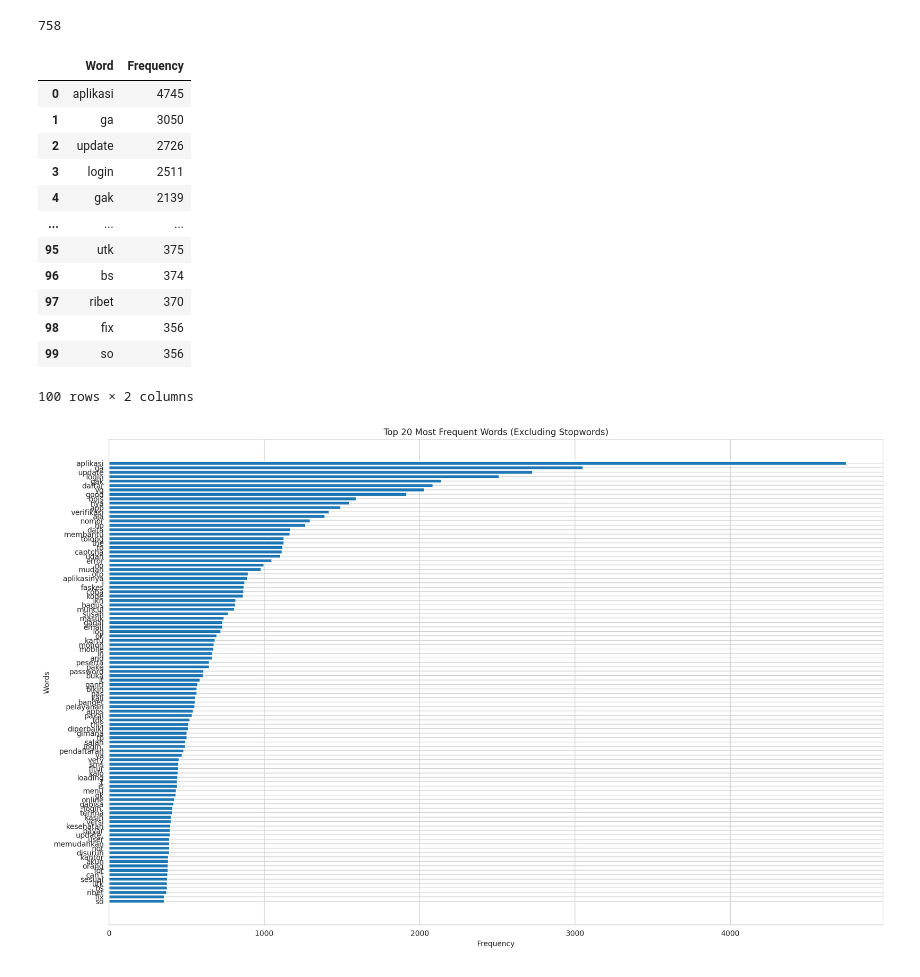
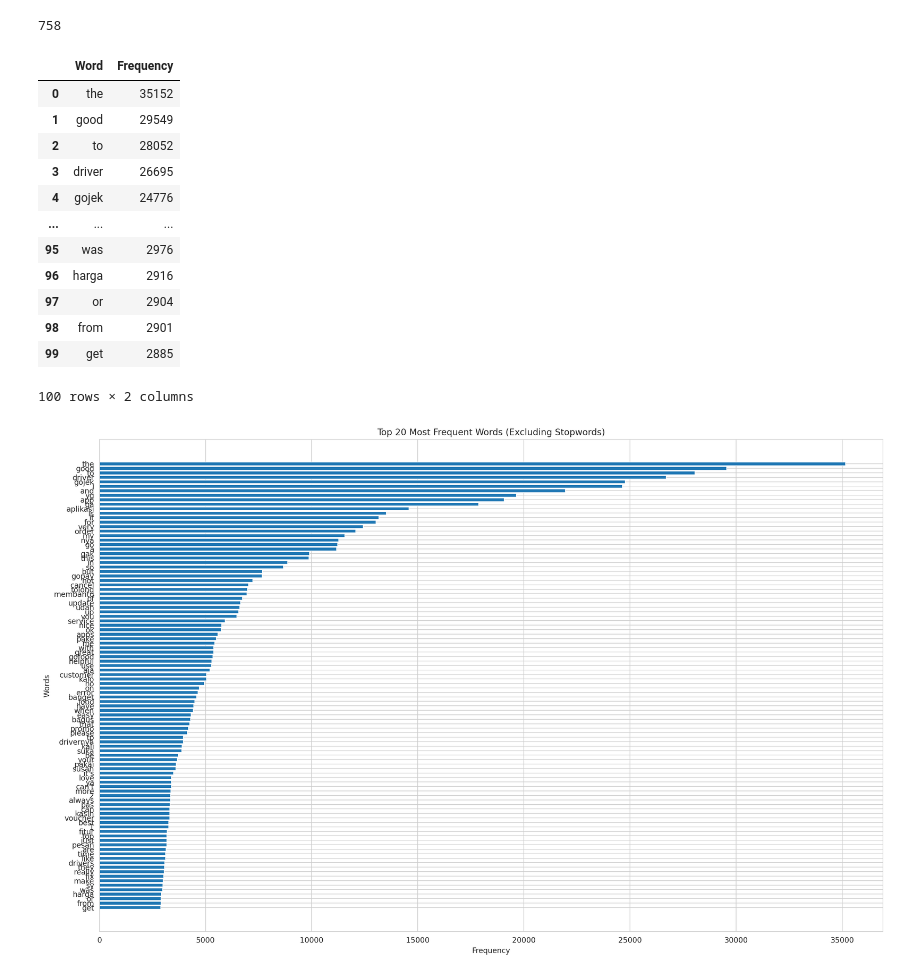
Before and after one commit to dinalarcode/PBA-GASAL-25-068, a Jupyter notebook: Week2_APPSREV_Gojek_Preprocessing.ipynb, the cells around one changed output. Cells and saved outputs as stored; diff of their text form; code cells hidden in the pictures.

```diff
--- a/Week2_APPSREV_Gojek_Preprocessing.ipynb
+++ b/Week2_APPSREV_Gojek_Preprocessing.ipynb
@@ -188,45 +170,45 @@ import matplotlib.pyplot as plt
 # Assuming the text column is named 'text', update accordingly
 text_column = 'content'  # Change this if the column has a different name
 
 # Combine all text data into one string
-all_text = ' '.join(df_jknrev[text_column].dropna().astype(str))
+all_text = ' '.join(df_gjkrev[text_column].dropna().astype(str))
 
 # Tokenize words and remove stopwords
 words = all_text.split()
 filtered_words = [word.lower() for word in words if word.lower() not in indonesian_stopwords]
 
 # Count frequent words
 word_counts = Counter(filtered_words)
 common_words = word_counts.most_common(100)
 
 # Convert to DataFrame for better visualization
 word_freq_df = pd.DataFrame(common_words, columns=['Word', 'Frequency'])
 
 # Display the most common words
 display(word_freq_df)
 
 # Plot the frequent words
 plt.figure(figsize=(19, 12))
 plt.barh(word_freq_df['Word'][::-1], word_freq_df['Frequency'][::-1])
 plt.xlabel("Frequency")
 plt.ylabel("Words")
 plt.title("Top 20 Most Frequent Words (Excluding Stopwords)")
 plt.show()
 # %% [output]
 |  | Word | Frequency |
-| 0 | aplikasi | 4745 |
-| 1 | ga | 3050 |
-| 2 | update | 2726 |
-| 3 | login | 2511 |
-| 4 | gak | 2139 |
+| 0 | the | 35152 |
+| 1 | good | 29549 |
+| 2 | to | 28052 |
+| 3 | driver | 26695 |
+| 4 | gojek | 24776 |
 | ... | ... | ... |
-| 95 | utk | 375 |
-| 96 | bs | 374 |
-| 97 | ribet | 370 |
-| 98 | fix | 356 |
-| 99 | so | 356 |
+| 95 | was | 2976 |
+| 96 | harga | 2916 |
+| 97 | or | 2904 |
+| 98 | from | 2901 |
+| 99 | get | 2885 |
 100 rows × 2 columns
-[figure, old version]
+[figure, new version]
 # %%
 common_words
 # %% [output]
```
Also changed, not shown: parts of 7 cells of this notebook.
